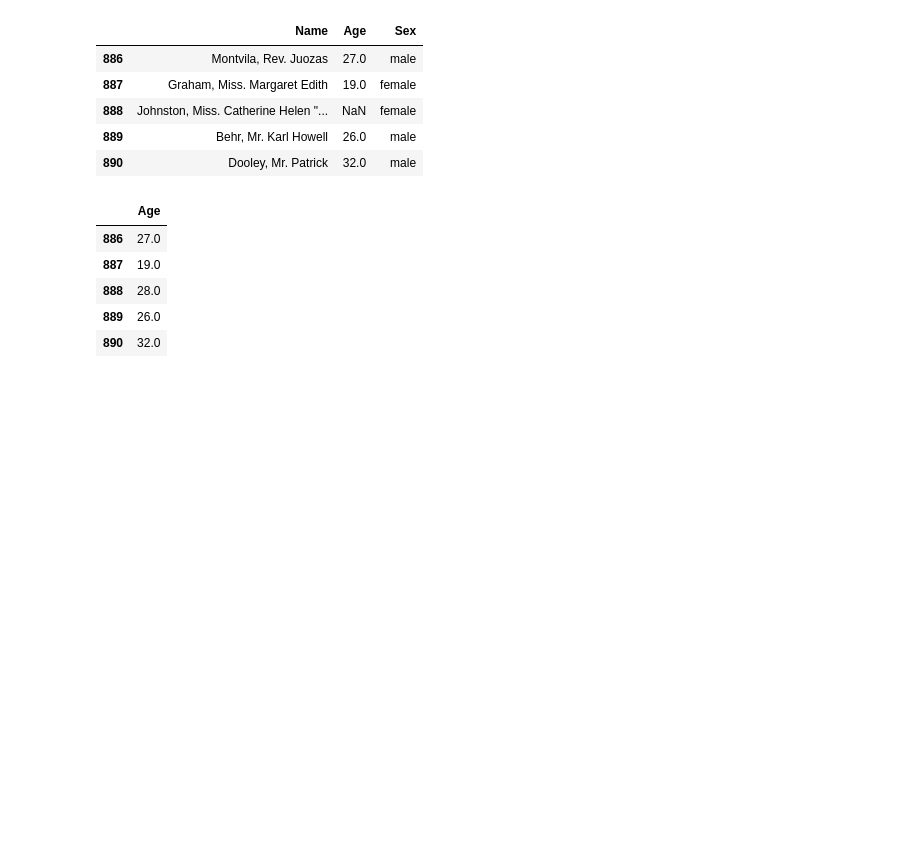
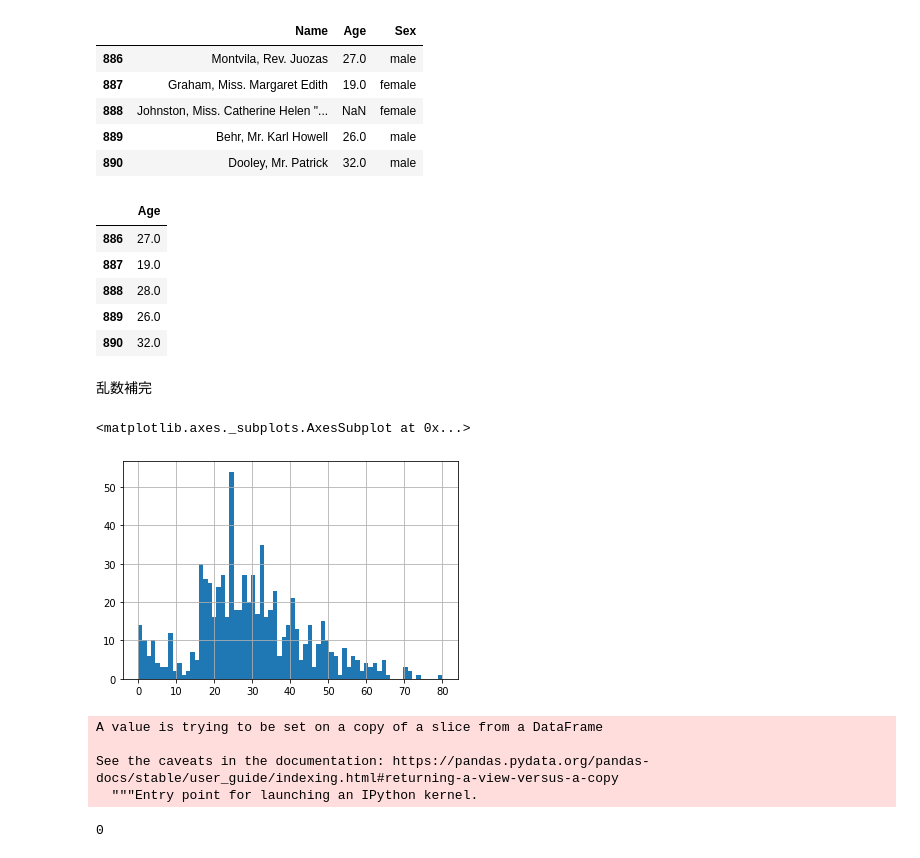
Before and after one commit to Charee-Villapong/for_practice, a Jupyter notebook: Machine_Learning_Training.ipynb, the cells around one changed output. Cells and saved outputs as stored; diff of their text form; code cells hidden in the pictures; blank space fills up the shorter version.

```diff
--- a/Machine_Learning_Training.ipynb
+++ b/Machine_Learning_Training.ipynb
@@ -99,0 +109,18 @@ df_median.tail()
+# %% [markdown]
+乱数補完
+# %%
+data["Age"].dropna().astype(int).hist(bins=70)
+# %% [output]
+<matplotlib.axes._subplots.AxesSubplot at 0x...>
+[figure, added]
+# %%
+data["Age"][data["Age"].isnull()] = rand
+# %% [output]
+A value is trying to be set on a copy of a slice from a DataFrame
+
+See the caveats in the documentation: https://pandas.pydata.org/pandas-docs/stable/user_guide/indexing.html#returning-a-view-versus-a-copy
+  """Entry point for launching an IPython kernel.
+# %%
+data["Age"].isnull().sum()
+# %% [output]
+0
```
Also changed, not shown: parts of 56 cells of this notebook.
